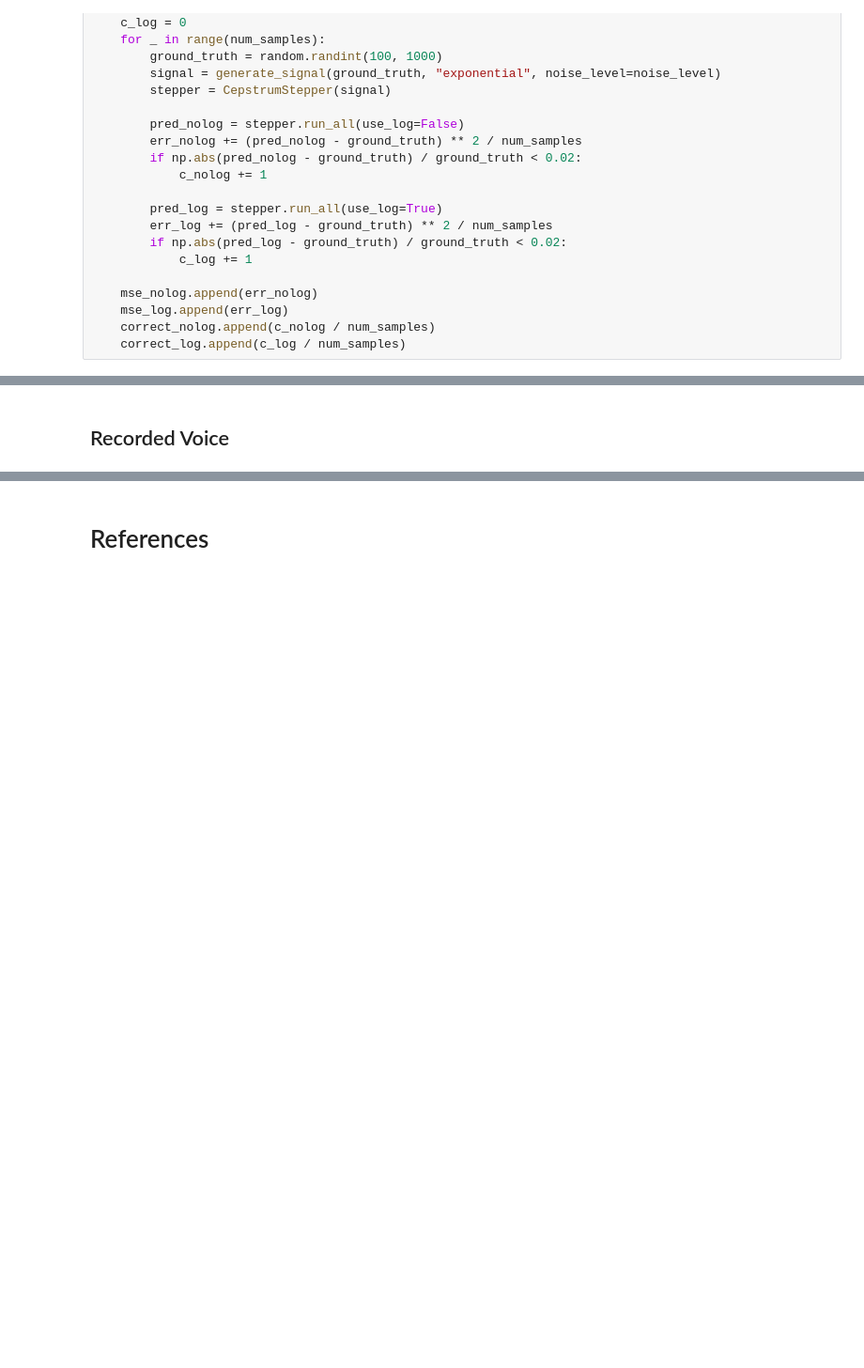
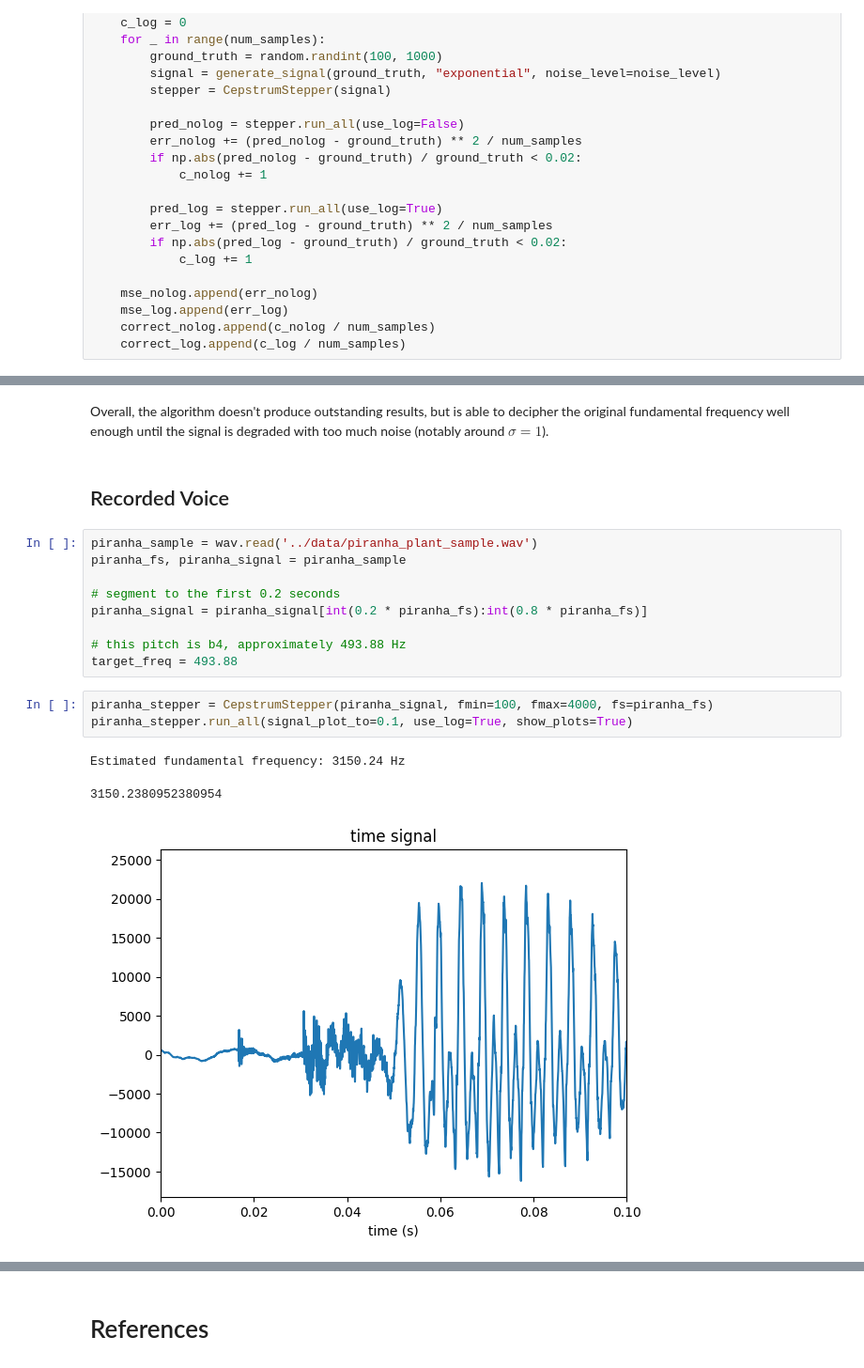
Before and after one commit to piranha-plants-as-charade/engine, a Jupyter notebook: playground/cepstrum_pitch_detection.ipynb, the cells around one changed output, grey strips where cells are left out. Shown: that part at 94% size. Cells and saved outputs as stored; diff of their text form; blank space fills up the shorter version.

Commit message:
Add experiment for recorded sample

```diff
--- a/playground/cepstrum_pitch_detection.ipynb
+++ b/playground/cepstrum_pitch_detection.ipynb
@@ -239,2 +258,20 @@ plt.show()
+# %% [markdown]
+Overall, the algorithm doesn't produce outstanding results, but is able to decipher the original fundamental frequency well enough until the signal is degraded with too much noise (notably around $\sigma = 1$).
 # %% [markdown]
 ## Recorded Voice
+# %%
+piranha_sample = wav.read('../data/piranha_plant_sample.wav')
+piranha_fs, piranha_signal = piranha_sample
+
+# segment to the first 0.2 seconds
+piranha_signal = piranha_signal[int(0.2 * piranha_fs):int(0.8 * piranha_fs)]
+
+# this pitch is b4, approximately 493.88 Hz
+target_freq = 493.88
+# %%
+piranha_stepper = CepstrumStepper(piranha_signal, fmin=100, fmax=4000, fs=piranha_fs)
+piranha_stepper.run_all(signal_plot_to=0.1, use_log=True, show_plots=True)
+# %% [output]
+Estimated fundamental frequency: 3150.24 Hz
+3150.2380952380954
+[figure, added]
```
Also changed, not shown: parts of 9 cells of this notebook.
